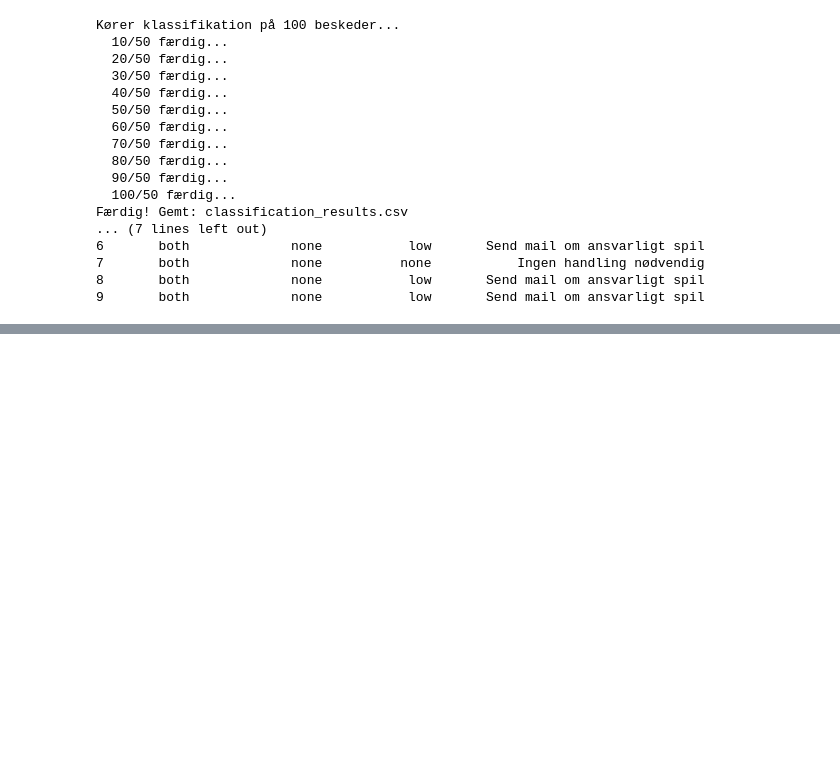
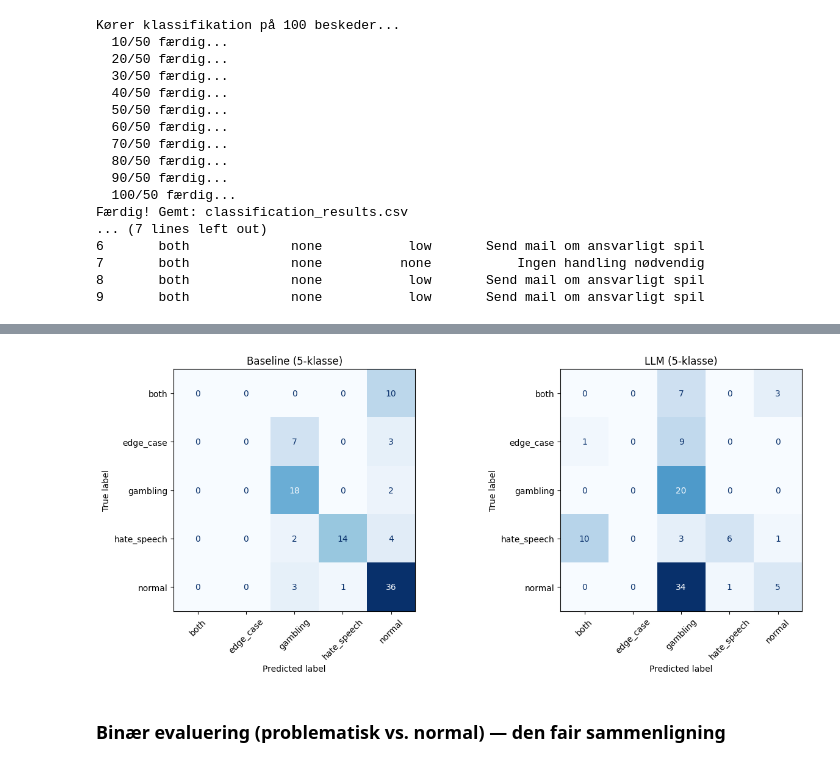
Before and after one commit to carlemil112/chat-moderation-case, a Jupyter notebook: cego_chat_monitoring.ipynb, the cells around one changed output, grey strips where cells are left out. Saved outputs shown, nothing was run; the diff lists cells and outputs as text; code cells hidden in the pictures; blank space fills up the shorter version.

Commit message:
Evaluer baseline og LLM på samme stratificerede testsæt. Tilføj binær og 5-klasse confusion matrices. Opdater konklusion med fejlprofiler og næste skridt

```diff
--- a/cego_chat_monitoring.ipynb
+++ b/cego_chat_monitoring.ipynb
@@ -805,0 +583,31 @@ Baseline er mere præcis og konservativ, men misser en tredjedel af problematisk
+# %%
+from sklearn.model_selection import train_test_split
+from sklearn.feature_extraction.text import TfidfVectorizer
+from sklearn.linear_model import LogisticRegression
+
+# Ét fælles split — bruges af baseline her og af LLM'en i Fase 4
+train_df, test_df = train_test_split(
+    df,
+    test_size=100,
+    random_state=42,
+    stratify=df["label"],
+)
+test_df = test_df.copy()
+
+print(f"Train: {len(train_df)}   Test: {len(test_df)}")
+print("\nTestsæt fordeling:")
+print(test_df["label"].value_counts().to_string())
+
+# Baseline: TF-IDF + logistisk regression
+vectorizer = TfidfVectorizer()
+X_train_tfidf = vectorizer.fit_transform(train_df["content"])
+X_test_tfidf = vectorizer.transform(test_df["content"])
+
+baseline = LogisticRegression(random_state=42)
+baseline.fit(X_train_tfidf, train_df["label"])
+
+test_df["baseline_pred"] = baseline.predict(X_test_tfidf)
+print("\nTrain accuracy:", baseline.score(X_train_tfidf, train_df["label"]))
+print("Test accuracy: ", baseline.score(X_test_tfidf, test_df["label"]))
+# (class_weight="balanced" ville få baseline til at forsøge de små klasser
+#  both/edge_case - udeladt her for at holde modellen simpel.)
@@ -805,0 +725,18 @@ Baseline er mere præcis og konservativ, men misser en tredjedel af problematisk
+# %%
+from sklearn.metrics import confusion_matrix, ConfusionMatrixDisplay
+
+labels5 = ["both", "edge_case", "gambling", "hate_speech", "normal"]
+fig, axes = plt.subplots(1, 2, figsize=(13, 5.5))
+for ax, (name, col) in zip(axes, [("Baseline", "baseline_pred"), ("LLM", "llm_pred")]):
+    cm = confusion_matrix(eval_df["label"], eval_df[col], labels=labels5)
+    ConfusionMatrixDisplay(cm, display_labels=labels5).plot(
+        ax=ax, cmap="Blues", colorbar=False, xticks_rotation=45
+    )
+    ax.set_title(f"{name} (5-klasse)")
+plt.tight_layout()
+plt.savefig("confusion_5klasse_shared.png", dpi=150, bbox_inches="tight")
+plt.show()
+# %% [output]
+[figure, added]
+# %% [markdown]
+### Binær evaluering (problematisk vs. normal) — den fair sammenligning
```
Also changed, not shown: parts of 45 cells of this notebook, 8 other files.
